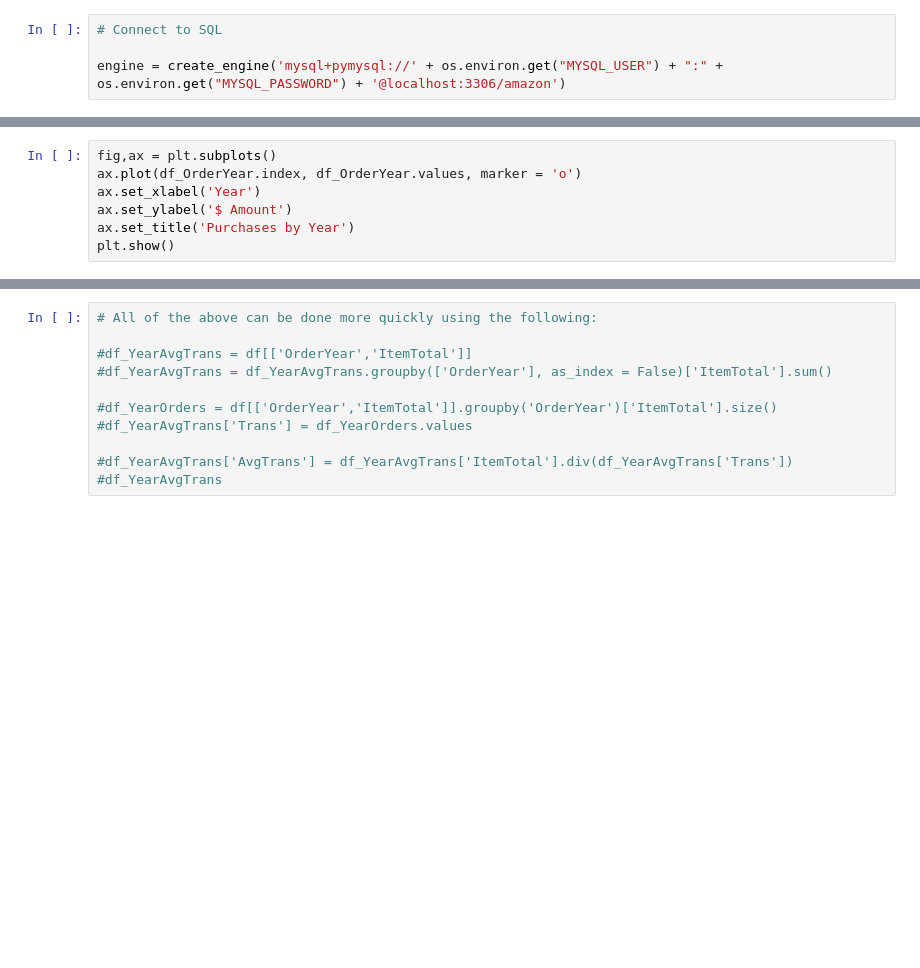
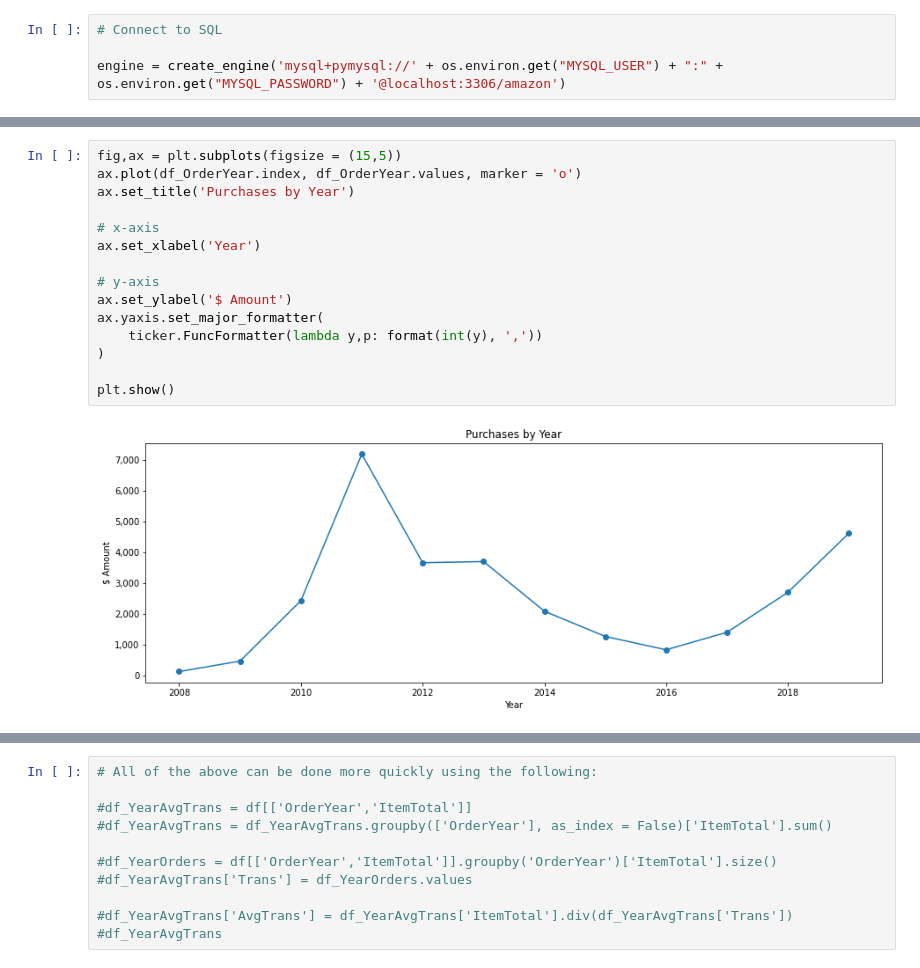
Before and after one commit to AmitSamra/AmazonOrderHistoryAirflow, a Jupyter notebook: AmazonOrderHistoryAirflow_input.ipynb, the cells around one changed output, grey strips where cells are left out. Cells and saved outputs as stored; diff of their text form; blank space fills up the shorter version.

Commit message:
Updated Purchases by Month

```diff
--- a/AmazonOrderHistoryAirflow_input.ipynb
+++ b/AmazonOrderHistoryAirflow_input.ipynb
@@ -91,8 +159,18 @@ df_OrderYear
 # %%
-fig,ax = plt.subplots()
+fig,ax = plt.subplots(figsize = (15,5))
 ax.plot(df_OrderYear.index, df_OrderYear.values, marker = 'o')
+ax.set_title('Purchases by Year')
+
+# x-axis
 ax.set_xlabel('Year')
+
+# y-axis
 ax.set_ylabel('$ Amount')
-ax.set_title('Purchases by Year')
+ax.yaxis.set_major_formatter(
+    ticker.FuncFormatter(lambda y,p: format(int(y), ','))
+)
+
 plt.show()
+# %% [output]
+[figure, added]
 # %%
```
Also changed, not shown: parts of 40 cells of this notebook.
